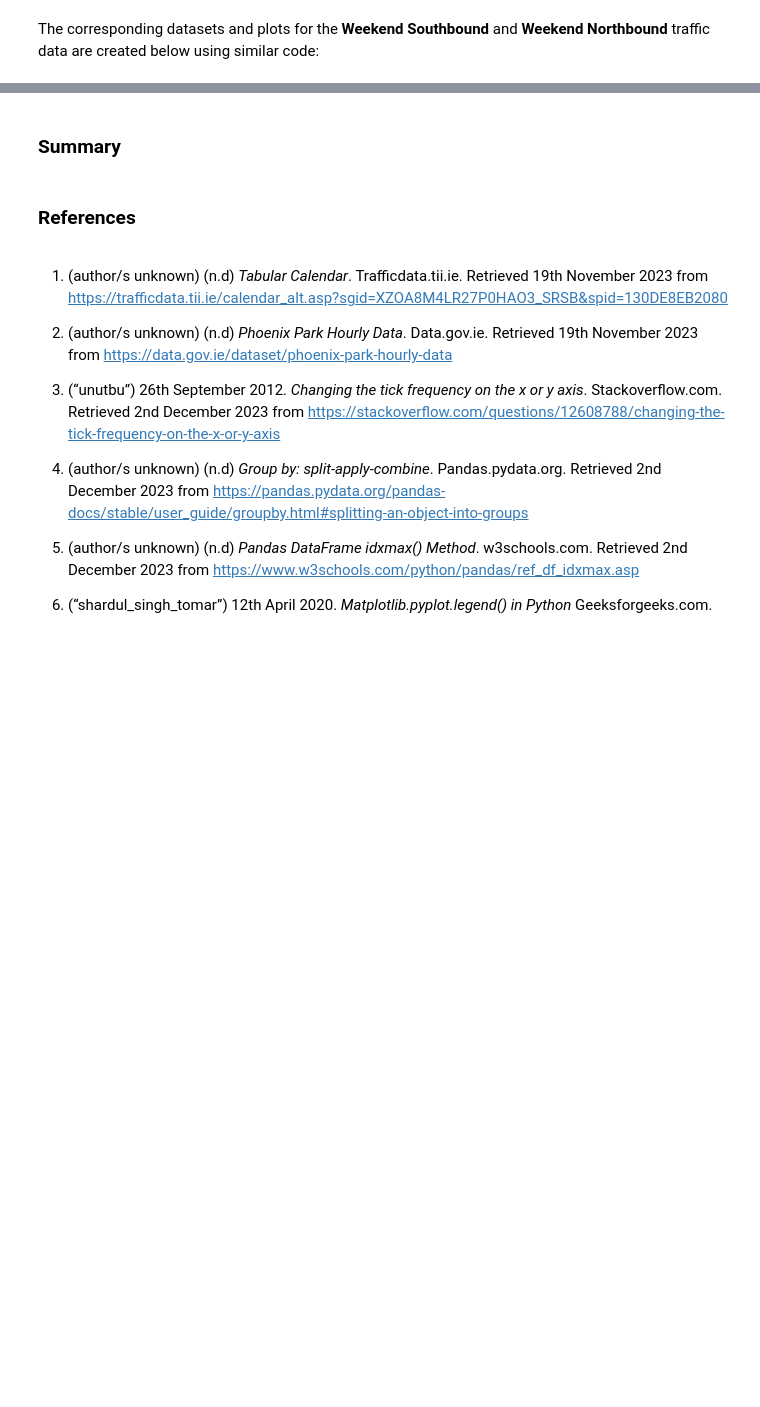
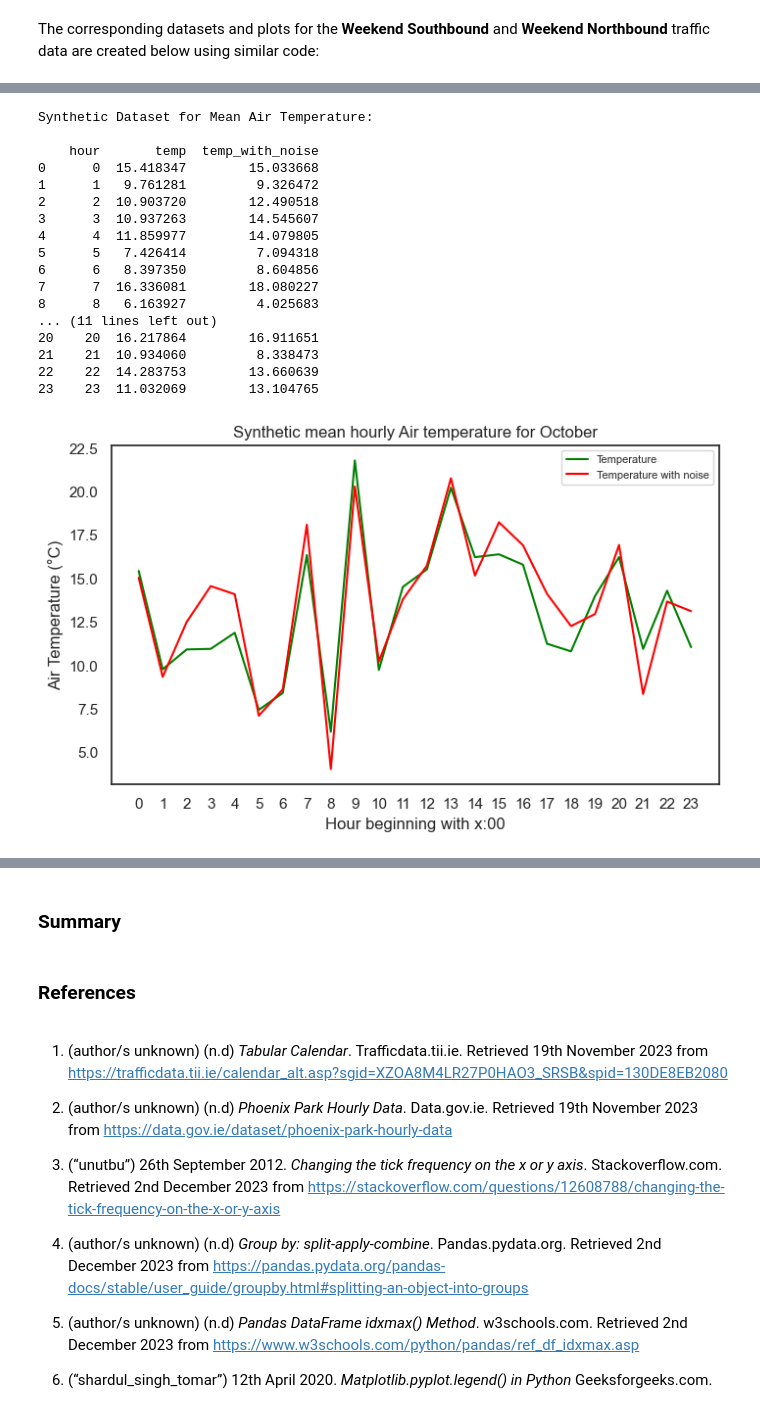
Before and after one commit to jmce22/pfda_project1, a Jupyter notebook: pfda_project1.ipynb, the cells around one changed output, grey strips where cells are left out. Cells and saved outputs as stored; diff of their text form; code cells hidden in the pictures; blank space fills up the shorter version.

Commit message:
created synthetic datasets for air temperature. tested correlation between synthetic datasets for traffic.

```diff
--- a/pfda_project1.ipynb
+++ b/pfda_project1.ipynb
@@ -600,9 +597,9 @@ It seems reasonable to me to assume that the air-temperature during a given hour
 
 A more interesting investigation might be to analyse what the average air temperature is during each hour of the day during a certain month of the year. Here, I will calculate the average air temperature for each hour over the 4 week sample of October 2023 and then plot this data; I will use the groupby function again to do this:
 # %%
-mean_hrly_temp = df.groupby('hour')['temp'].mean()
+mean_hourly_temp = df.groupby('hour')['temp'].mean()
 
-print(mean_hrly_temp)
+print(mean_hourly_temp)
 # %% [output]
 hour
 0     10.803571
@@ -657,8 +654,8 @@ Name: temp, dtype: float64
 
 We can calculate the extent to which air temperature varied for each hour of the day, measured relative to the mean figures for each hour over the 4-week period. This generates floating point numbers which I will not round up, as I want the figures for standard deviation to be as accurate as possible when using them to simulate my dataset further on.
 # %%
-std_temp_hourly = df.groupby('hour')['temp'].std()
-print(std_temp_hourly)
+std_hourly_temp = df.groupby('hour')['temp'].std()
+print(std_hourly_temp)
 # %% [output]
 hour
 0     3.656702
@@ -1010,0 +1011,42 @@ Synthetic Dataset for Northbound Traffic on Weekends:
+# %%
+synth_hourly_temp = np.random.normal(loc=mean_hourly_temp, scale=std_hourly_temp, size=24)
+
+df_synth_hourly_temp = pd.DataFrame({'hour': range(24), 'temp': synth_hourly_temp})
+
+noise = 1.5
+# Here I have added a noise factor of 1.5 degrees celsius, as the standard deviation for each hour is between 3 and 4 degrees,
+# so a further 1.5 degrees of noise seems like a reasonable amount.
+df_synth_hourly_temp['temp_with_noise'] = df_synth_hourly_temp['temp'] + np.random.normal(loc=0, scale=noise, size=24)
+
+print('Synthetic Dataset for Mean Air Temperature:')
+print()
+print(df_synth_hourly_temp)
+
+plt.figure(figsize=(8,4.5))
+plt.plot(df_synth_hourly_temp['temp'], label = 'Temperature', color = 'green')
+plt.plot(df_synth_hourly_temp['temp_with_noise'], label = 'Temperature with noise', color = 'red')
+plt.xlabel('Hour beginning with x:00')
+plt.xticks(np.arange(24))
+plt.ylabel('Air Temperature (°C)')
+plt.title('Synthetic mean hourly Air temperature for October')
+plt.legend(["Temperature", "Temperature with noise"], loc ="upper right", prop={'size': 8})
+plt.show()
+# %% [output]
+Synthetic Dataset for Mean Air Temperature:
+
+    hour       temp  temp_with_noise
+0      0  15.418347        15.033668
+1      1   9.761281         9.326472
+2      2  10.903720        12.490518
+3      3  10.937263        14.545607
+4      4  11.859977        14.079805
+5      5   7.426414         7.094318
+6      6   8.397350         8.604856
+7      7  16.336081        18.080227
+8      8   6.163927         4.025683
+... (11 lines left out)
+20    20  16.217864        16.911651
+21    21  10.934060         8.338473
+22    22  14.283753        13.660639
+23    23  11.032069        13.104765
+[figure, added]
```
Also changed, not shown: parts of 17 cells of this notebook.
